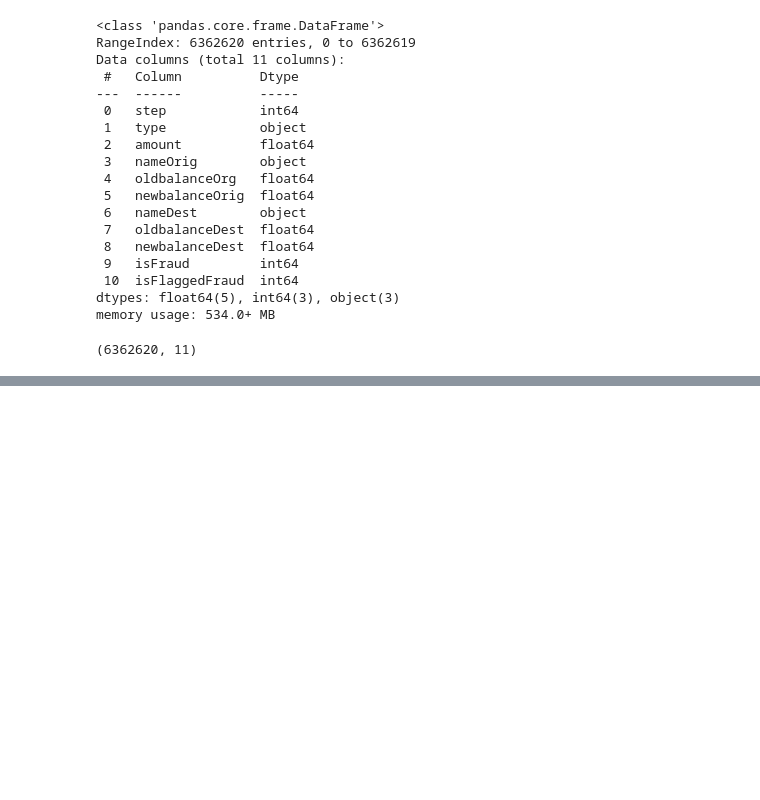
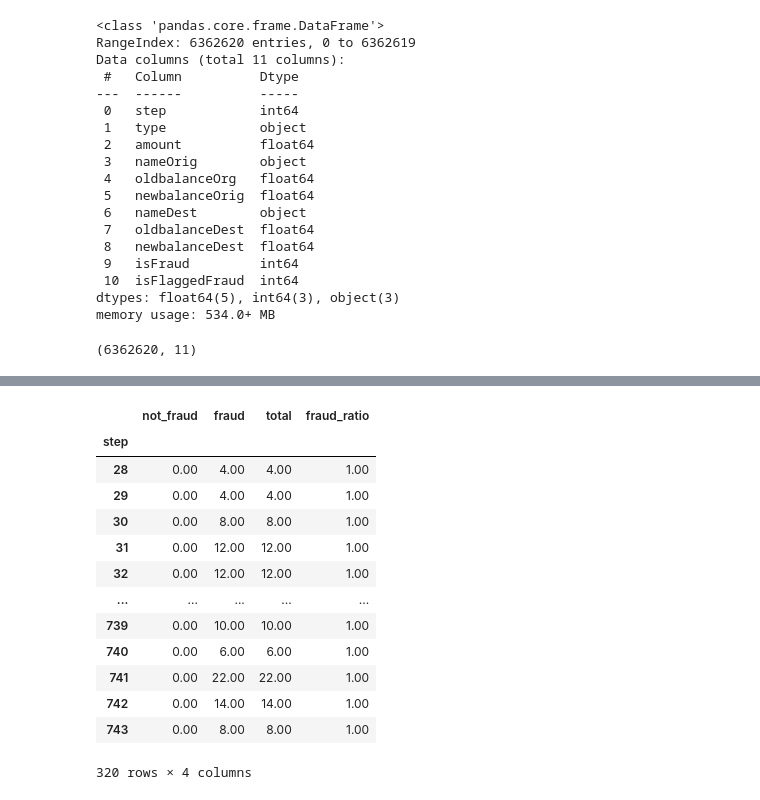
Before and after one commit to WesleyFRSantos/antifraude, a Jupyter notebook: notebooks/0.1.0-eda.ipynb, the cells around one changed output, grey strips where cells are left out. Saved outputs shown, nothing was run; the diff lists cells and outputs as text; code cells hidden in the pictures; blank space fills up the shorter version.

```diff
--- a/notebooks/0.1.0-eda.ipynb
+++ b/notebooks/0.1.0-eda.ipynb
@@ -107,0 +266,17 @@ df['Time'].hist(bins=100);
+# %%
+pivot[pivot['not_fraud']==0]
+# %% [output]
+|  | not_fraud | fraud | total | fraud_ratio |
+| step |  |  |  |  |
+| 28 | 0.00 | 4.00 | 4.00 | 1.00 |
+| 29 | 0.00 | 4.00 | 4.00 | 1.00 |
+| 30 | 0.00 | 8.00 | 8.00 | 1.00 |
+| 31 | 0.00 | 12.00 | 12.00 | 1.00 |
+| 32 | 0.00 | 12.00 | 12.00 | 1.00 |
+| ... | ... | ... | ... | ... |
+| 739 | 0.00 | 10.00 | 10.00 | 1.00 |
+| 740 | 0.00 | 6.00 | 6.00 | 1.00 |
+| 741 | 0.00 | 22.00 | 22.00 | 1.00 |
+| 742 | 0.00 | 14.00 | 14.00 | 1.00 |
+| 743 | 0.00 | 8.00 | 8.00 | 1.00 |
+320 rows × 4 columns
```
Also changed, not shown: parts of 33 cells of this notebook, 1 other file.
